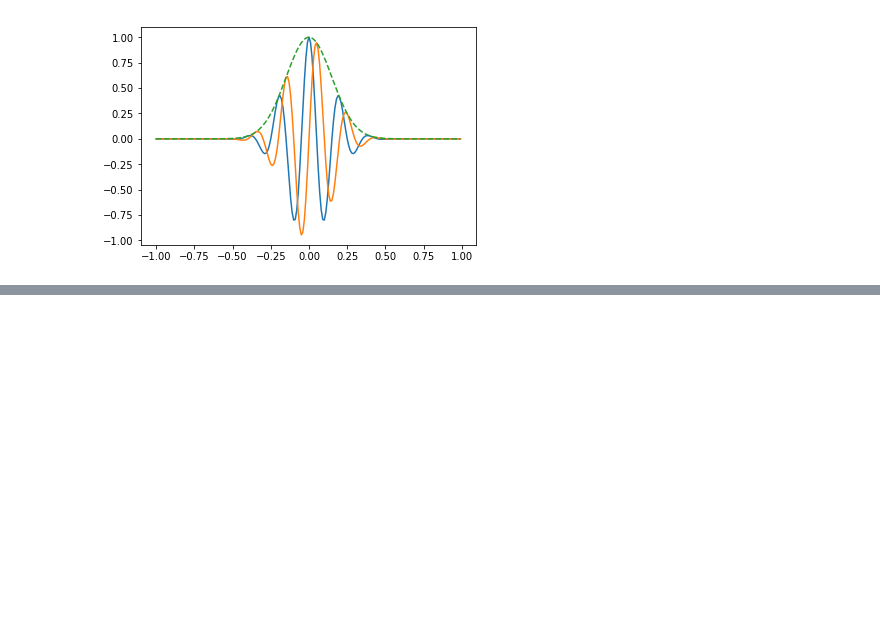
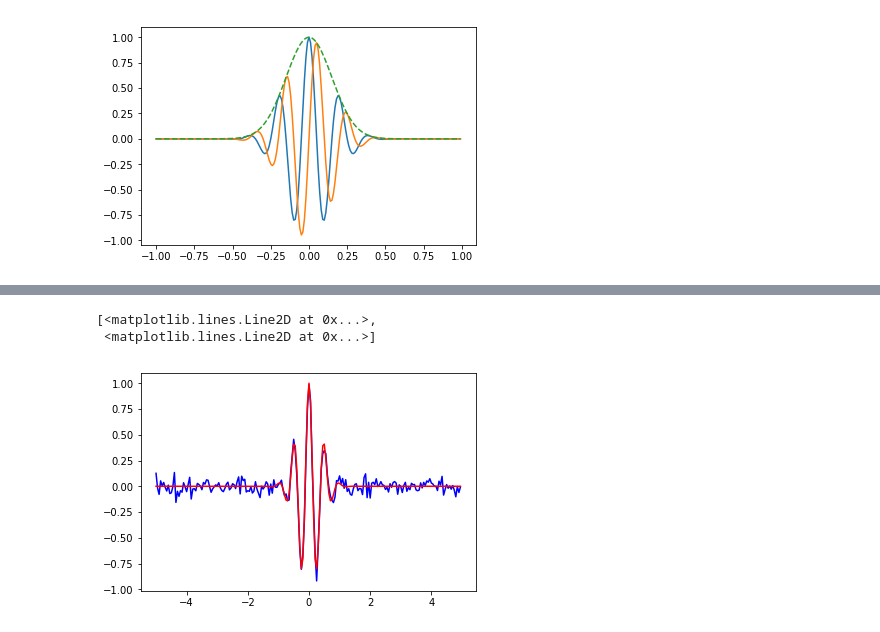
Before and after one commit to SGRGit/gwOsc, a Jupyter notebook: SineGaussianSignalDataPrep.ipynb, the cells around one changed output, grey strips where cells are left out. Cells and saved outputs as stored; diff of their text form; code cells hidden in the pictures; blank space fills up the shorter version.

```diff
--- a/SineGaussianSignalDataPrep.ipynb
+++ b/SineGaussianSignalDataPrep.ipynb
@@ -14,0 +106,11 @@ plt.plot(t, i, t, q, t, e, '--')
+# %%
+from scipy import signal
+t = np.linspace(-5, 5, 2 * 100, endpoint=False)
+i, q, e = signal.gausspulse(t, fc=2, retquad=True, retenv=True)
+n = 0.05*np.random.randn(len(t))
+xn = i + n
+plt.plot(t, xn, 'b', t, i, 'r')
+# %% [output]
+[<matplotlib.lines.Line2D at 0x...>,
+ <matplotlib.lines.Line2D at 0x...>]
+[figure, added]
```
Also changed, not shown: parts of 3 cells of this notebook.
